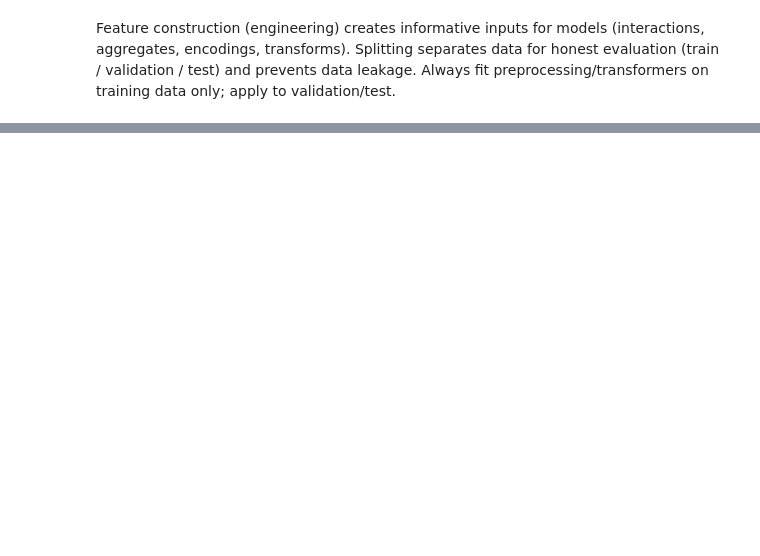
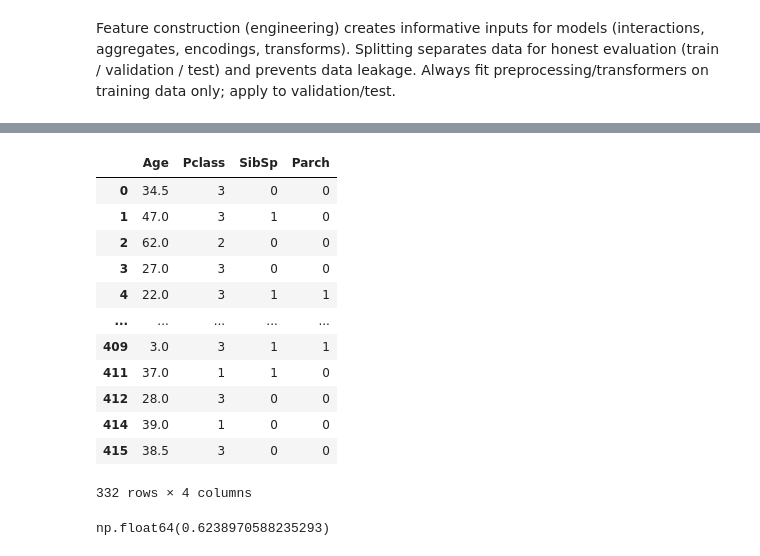
Before and after one commit to Santosh-Chapagain/Machine-Learning, a Jupyter notebook: 29. Feature_Construction_and_Splitting.ipynb, the cells around one changed output, grey strips where cells are left out. Drawn from its saved outputs; the diff is of its cells as text; code cells hidden in the pictures; blank space fills up the shorter version.

```diff
--- a/29. Feature_Construction_and_Splitting.ipynb
+++ b/29. Feature_Construction_and_Splitting.ipynb
@@ -29,0 +25,25 @@ df.dropna(inplace=True)
+# %%
+x = df.drop(columns=['Survived'])
+y = df['Survived']
+# %%
+x
+# %% [output]
+|  | Age | Pclass | SibSp | Parch |
+| 0 | 34.5 | 3 | 0 | 0 |
+| 1 | 47.0 | 3 | 1 | 0 |
+| 2 | 62.0 | 2 | 0 | 0 |
+| 3 | 27.0 | 3 | 0 | 0 |
+| 4 | 22.0 | 3 | 1 | 1 |
+| ... | ... | ... | ... | ... |
+| 409 | 3.0 | 3 | 1 | 1 |
+| 411 | 37.0 | 1 | 1 | 0 |
+| 412 | 28.0 | 3 | 0 | 0 |
+| 414 | 39.0 | 1 | 0 | 0 |
+| 415 | 38.5 | 3 | 0 | 0 |
+332 rows × 4 columns
+# %%
+from sklearn.model_selection import cross_val_score
+from sklearn.linear_model import LogisticRegression
+np.mean(cross_val_score(LogisticRegression() , x , y , scoring='accuracy' ,cv=20))
+# %% [output]
+np.float64(0.6238970588235293)
```
Also changed, not shown: parts of 25 cells of this notebook.
